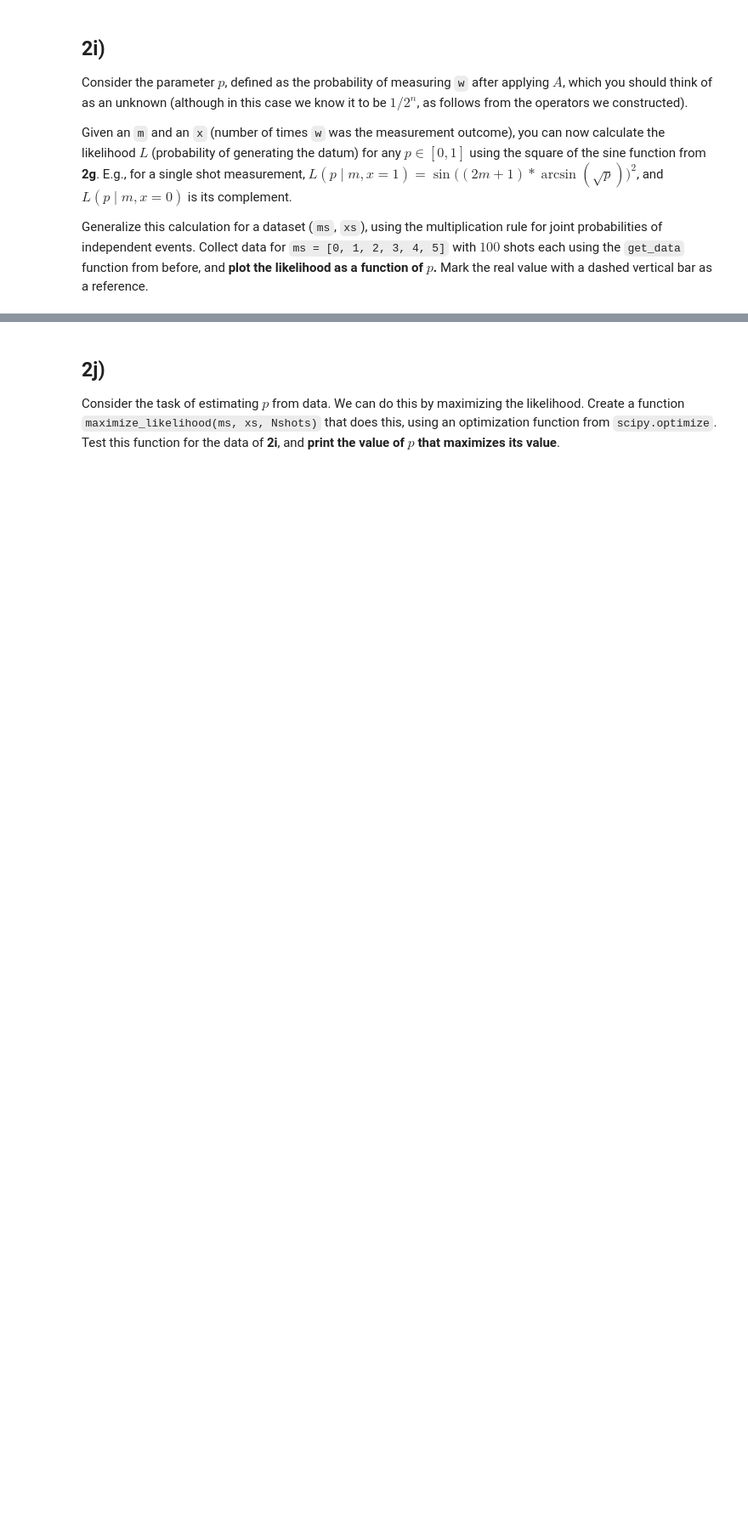
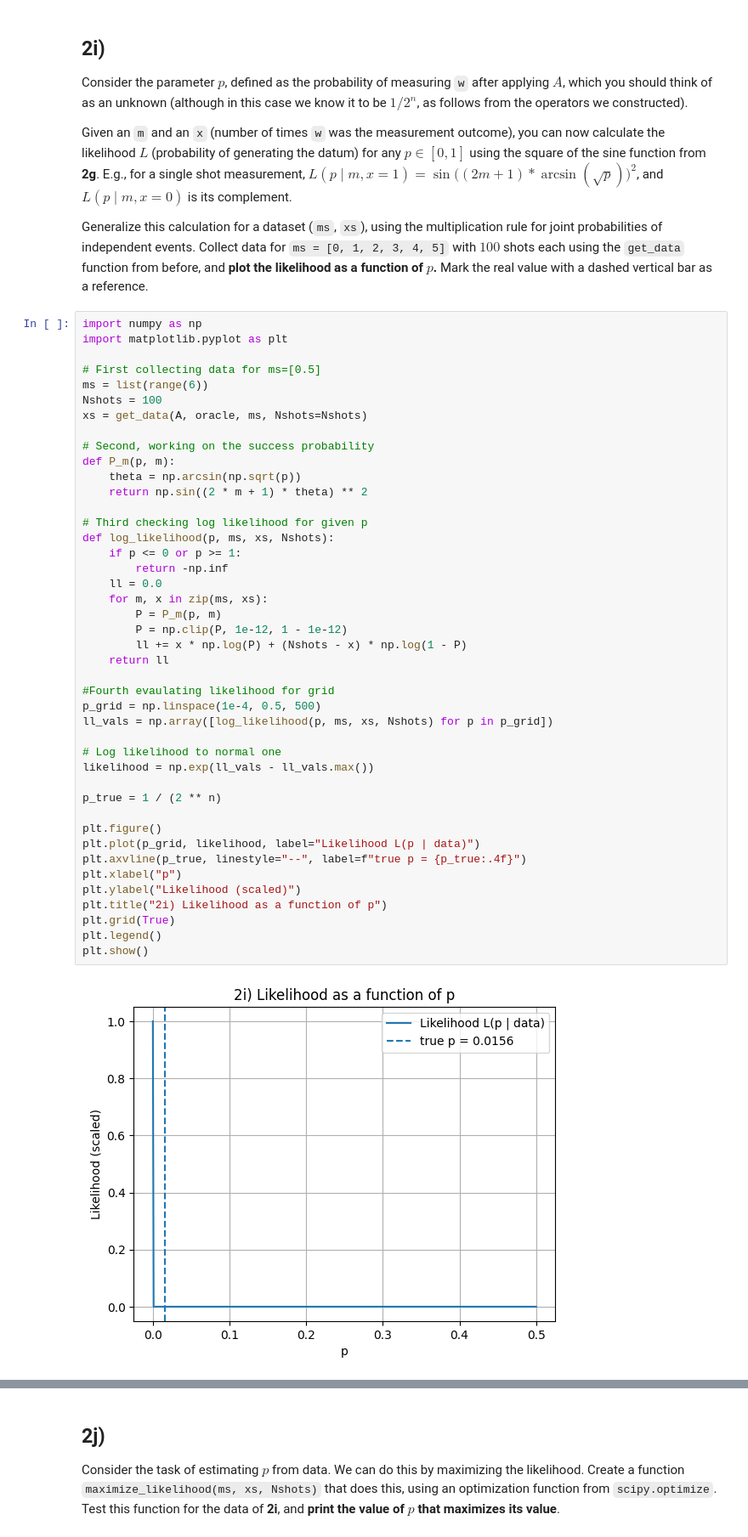
Before and after one commit to RhettHenderson/VTQ-Hackathon-2025, a Jupyter notebook: VTQ_Hackathon_prompt.ipynb, the cells around one changed output, grey strips where cells are left out. Shown: that part at 85% size. Drawn from its saved outputs; the diff is of its cells as text; blank space fills up the shorter version.

```diff
--- a/VTQ_Hackathon_prompt.ipynb
+++ b/VTQ_Hackathon_prompt.ipynb
@@ -642,3 +1052,48 @@ Consider the parameter $p$, defined as the probability of measuring `w` after ap
 Given an `m` and an `x` (number of times `w` was the measurement outcome), you can now calculate the likelihood $L$ (probability of generating the datum) for any $p \in [0,1]$ using the square of the sine function from **2g**. E.g., for a single shot measurement, $L(p \mid m, x=1) = \sin\big((2m+1)*\arcsin(\sqrt{p})\big)^2$, and $L(p \mid m, x=0)$ is its complement.
 
 Generalize this calculation for a dataset (`ms`, `xs`), using the multiplication rule for joint probabilities of independent events. Collect data for `ms = [0, 1, 2, 3, 4, 5]` with $100$ shots each using the `get_data` function from before, and **plot the likelihood as a function of $p$.** Mark the real value with a dashed vertical bar as a reference.
+# %%
+import numpy as np
+import matplotlib.pyplot as plt
+
+# First collecting data for ms=[0.5]
+ms = list(range(6))
+Nshots = 100
+xs = get_data(A, oracle, ms, Nshots=Nshots)
+
+# Second, working on the success probability
+def P_m(p, m):
+    theta = np.arcsin(np.sqrt(p))
+    return np.sin((2 * m + 1) * theta) ** 2
+
+# Third checking log likelihood for given p
+def log_likelihood(p, ms, xs, Nshots):
+    if p <= 0 or p >= 1:
+        return -np.inf
+    ll = 0.0
+    for m, x in zip(ms, xs):
+        P = P_m(p, m)
+        P = np.clip(P, 1e-12, 1 - 1e-12)
+        ll += x * np.log(P) + (Nshots - x) * np.log(1 - P)
+    return ll
+
+#Fourth evaulating likelihood for grid
+p_grid = np.linspace(1e-4, 0.5, 500)
+ll_vals = np.array([log_likelihood(p, ms, xs, Nshots) for p in p_grid])
+
+# Log likelihood to normal one
+likelihood = np.exp(ll_vals - ll_vals.max())
+
+p_true = 1 / (2 ** n)
+
+plt.figure()
+plt.plot(p_grid, likelihood, label="Likelihood L(p | data)")
+plt.axvline(p_true, linestyle="--", label=f"true p = {p_true:.4f}")
+plt.xlabel("p")
+plt.ylabel("Likelihood (scaled)")
+plt.title("2i) Likelihood as a function of p")
+plt.grid(True)
+plt.legend()
+plt.show()
+# %% [output]
+[figure, added]
```
Also changed, not shown: parts of 33 cells of this notebook.
